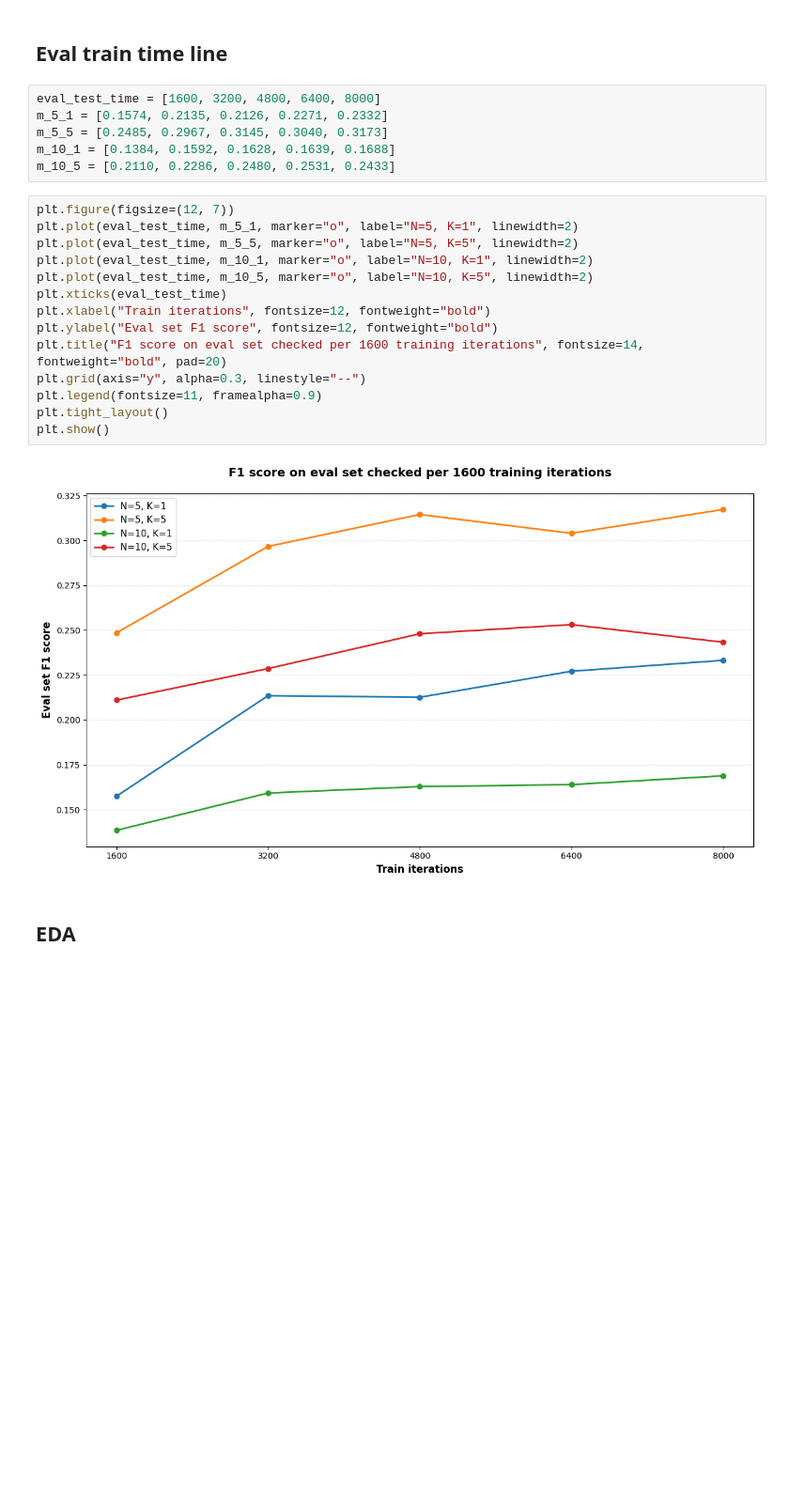
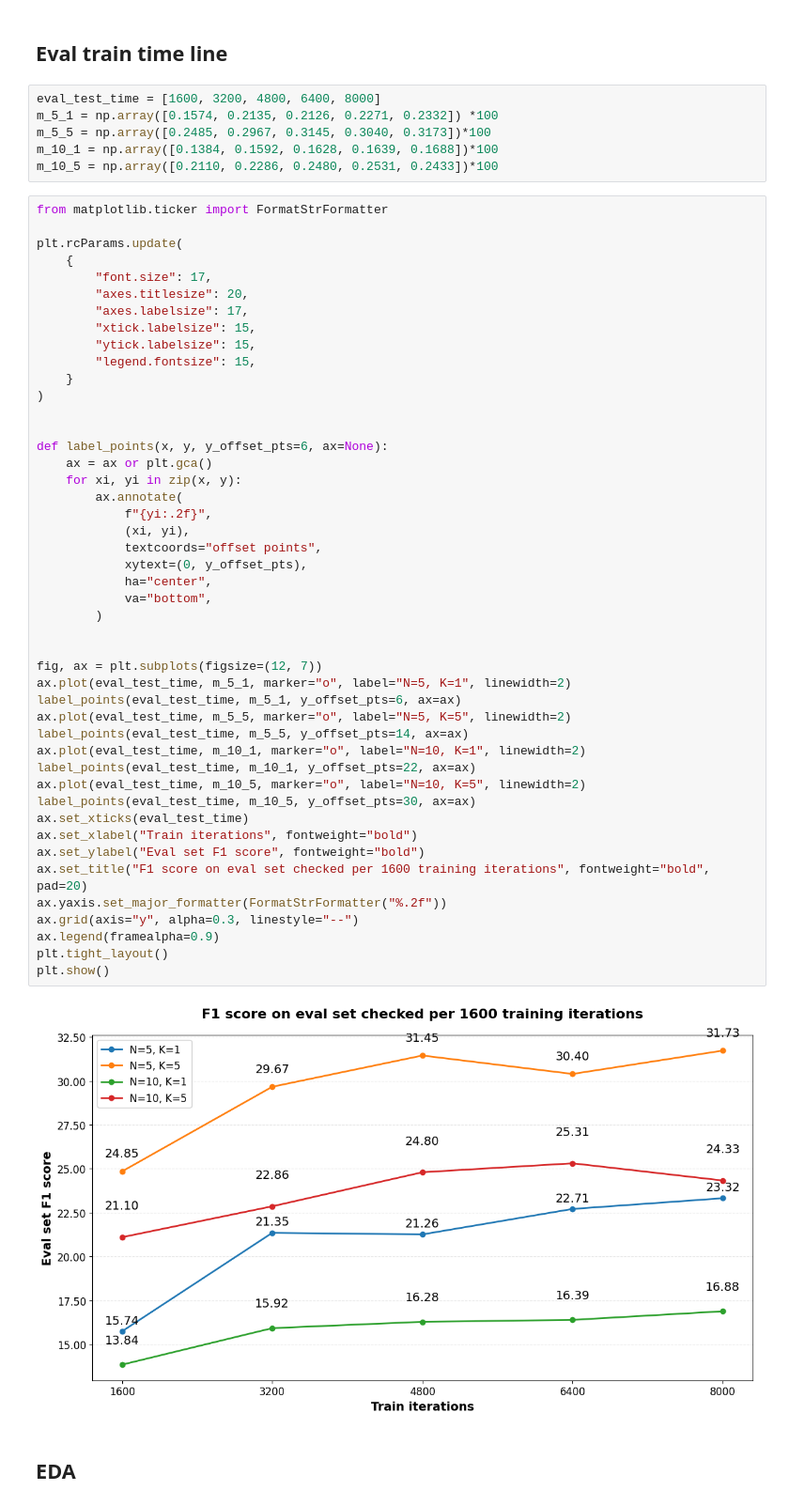
Before and after one commit to philipmunster/NLP-exam-Few-NERD, a Jupyter notebook: proto-results-eda.ipynb, the cells around one changed output. Shown at 94% size. Cells and saved outputs as stored; diff of their text form; blank space fills up the shorter version.

```diff
--- a/proto-results-eda.ipynb
+++ b/proto-results-eda.ipynb
@@ -6,26 +6,58 @@ import matplotlib.pyplot as plt
 ## Eval train time line
 # %%
 eval_test_time = [1600, 3200, 4800, 6400, 8000]
-m_5_1 = [0.1574, 0.2135, 0.2126, 0.2271, 0.2332]
-m_5_5 = [0.2485, 0.2967, 0.3145, 0.3040, 0.3173]
-m_10_1 = [0.1384, 0.1592, 0.1628, 0.1639, 0.1688]
-m_10_5 = [0.2110, 0.2286, 0.2480, 0.2531, 0.2433]
+m_5_1 = np.array([0.1574, 0.2135, 0.2126, 0.2271, 0.2332]) *100
+m_5_5 = np.array([0.2485, 0.2967, 0.3145, 0.3040, 0.3173])*100
+m_10_1 = np.array([0.1384, 0.1592, 0.1628, 0.1639, 0.1688])*100
+m_10_5 = np.array([0.2110, 0.2286, 0.2480, 0.2531, 0.2433])*100
 # %%
-plt.figure(figsize=(12, 7))
-plt.plot(eval_test_time, m_5_1, marker="o", label="N=5, K=1", linewidth=2)
-plt.plot(eval_test_time, m_5_5, marker="o", label="N=5, K=5", linewidth=2)
-plt.plot(eval_test_time, m_10_1, marker="o", label="N=10, K=1", linewidth=2)
-plt.plot(eval_test_time, m_10_5, marker="o", label="N=10, K=5", linewidth=2)
-plt.xticks(eval_test_time)
-plt.xlabel("Train iterations", fontsize=12, fontweight="bold")
-plt.ylabel("Eval set F1 score", fontsize=12, fontweight="bold")
-plt.title("F1 score on eval set checked per 1600 training iterations", fontsize=14, fontweight="bold", pad=20)
-plt.grid(axis="y", alpha=0.3, linestyle="--")
-plt.legend(fontsize=11, framealpha=0.9)
+from matplotlib.ticker import FormatStrFormatter
+
+plt.rcParams.update(
+    {
+        "font.size": 17,
+        "axes.titlesize": 20,
+        "axes.labelsize": 17,
+        "xtick.labelsize": 15,
+        "ytick.labelsize": 15,
+        "legend.fontsize": 15,
+    }
+)
+
+
+def label_points(x, y, y_offset_pts=6, ax=None):
+    ax = ax or plt.gca()
+    for xi, yi in zip(x, y):
+        ax.annotate(
+            f"{yi:.2f}",
+            (xi, yi),
+            textcoords="offset points",
+            xytext=(0, y_offset_pts),
+            ha="center",
+            va="bottom",
+        )
+
+
+fig, ax = plt.subplots(figsize=(12, 7))
+ax.plot(eval_test_time, m_5_1, marker="o", label="N=5, K=1", linewidth=2)
+label_points(eval_test_time, m_5_1, y_offset_pts=6, ax=ax)
+ax.plot(eval_test_time, m_5_5, marker="o", label="N=5, K=5", linewidth=2)
+label_points(eval_test_time, m_5_5, y_offset_pts=14, ax=ax)
+ax.plot(eval_test_time, m_10_1, marker="o", label="N=10, K=1", linewidth=2)
+label_points(eval_test_time, m_10_1, y_offset_pts=22, ax=ax)
+ax.plot(eval_test_time, m_10_5, marker="o", label="N=10, K=5", linewidth=2)
+label_points(eval_test_time, m_10_5, y_offset_pts=30, ax=ax)
+ax.set_xticks(eval_test_time)
+ax.set_xlabel("Train iterations", fontweight="bold")
+ax.set_ylabel("Eval set F1 score", fontweight="bold")
+ax.set_title("F1 score on eval set checked per 1600 training iterations", fontweight="bold", pad=20)
+ax.yaxis.set_major_formatter(FormatStrFormatter("%.2f"))
+ax.grid(axis="y", alpha=0.3, linestyle="--")
+ax.legend(framealpha=0.9)
 plt.tight_layout()
 plt.show()
 # %% [output]
-[figure, old version]
+[figure, new version]
 # %% [markdown]
 ## EDA
 # %%
```
Also changed, not shown: parts of 5 cells of this notebook, 8 other files.
